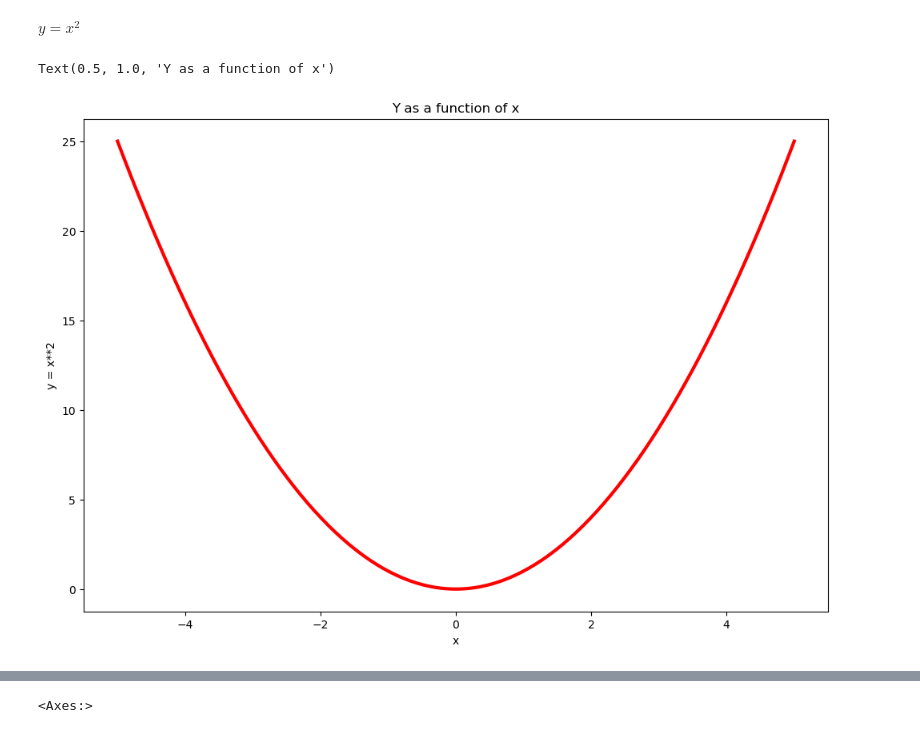
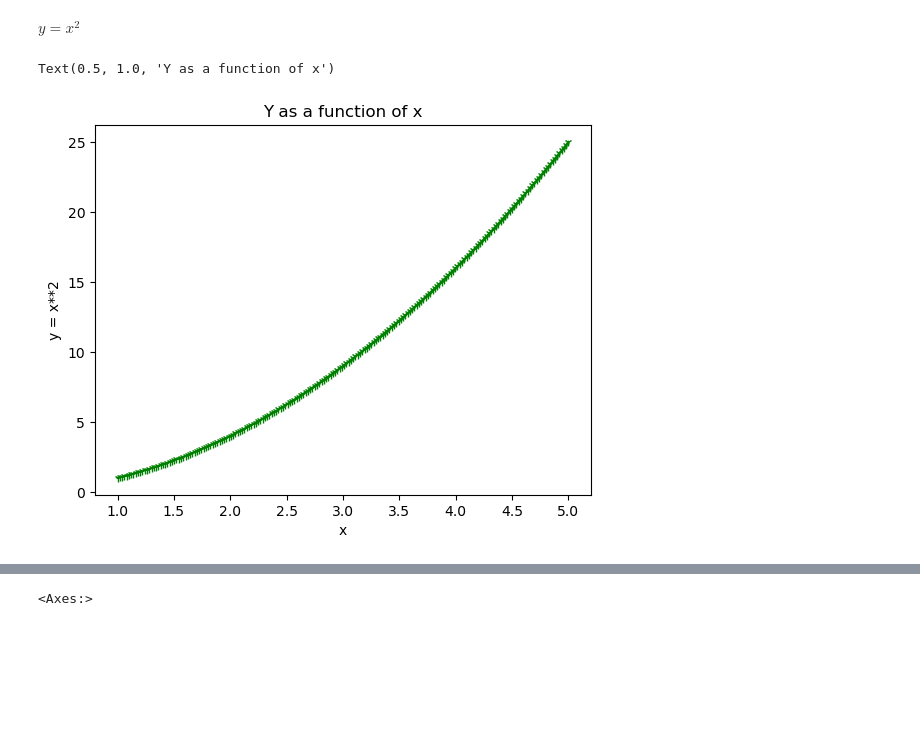
Before and after one commit to doumbiassa/GitHub_tutoring, a Jupyter notebook: data+visualization+with+python.ipynb, the cells around one changed output, grey strips where cells are left out. Drawn from its saved outputs; the diff is of its cells as text; code cells hidden in the pictures; blank space fills up the shorter version.

```diff
--- a/data+visualization+with+python.ipynb
+++ b/data+visualization+with+python.ipynb
@@ -7,14 +7,14 @@ from matplotlib import pyplot as plt
 # %% [markdown]
 $y = x^2$
 # %%
-x = np.linspace(-5,5,200)
+x = np.linspace(1,5,200)
 y = x**2
 # %%
-plt.figure(figsize=(12,8))
-plt.plot(x,y, 'r', linestyle='-' , lw=3)
+#plt.figure(figsize=(12,8))
+plt.plot(x,y, 'g1', linestyle='-')
 plt.xlabel('x')
 plt.ylabel('y = x**2')
 plt.title('Y as a function of x')
 # %% [output]
 Text(0.5, 1.0, 'Y as a function of x')
-[figure, old version]
+[figure, new version]
```
Also changed, not shown: parts of 26 cells of this notebook, 4 other files.
